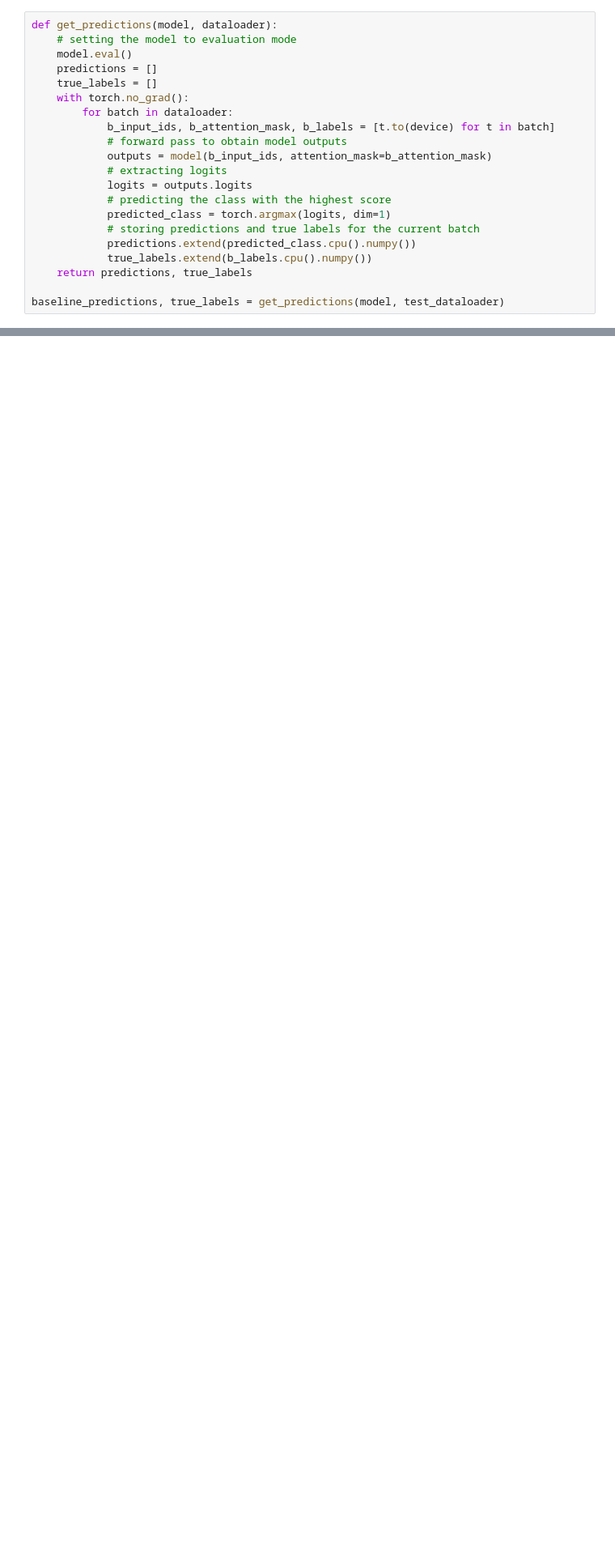
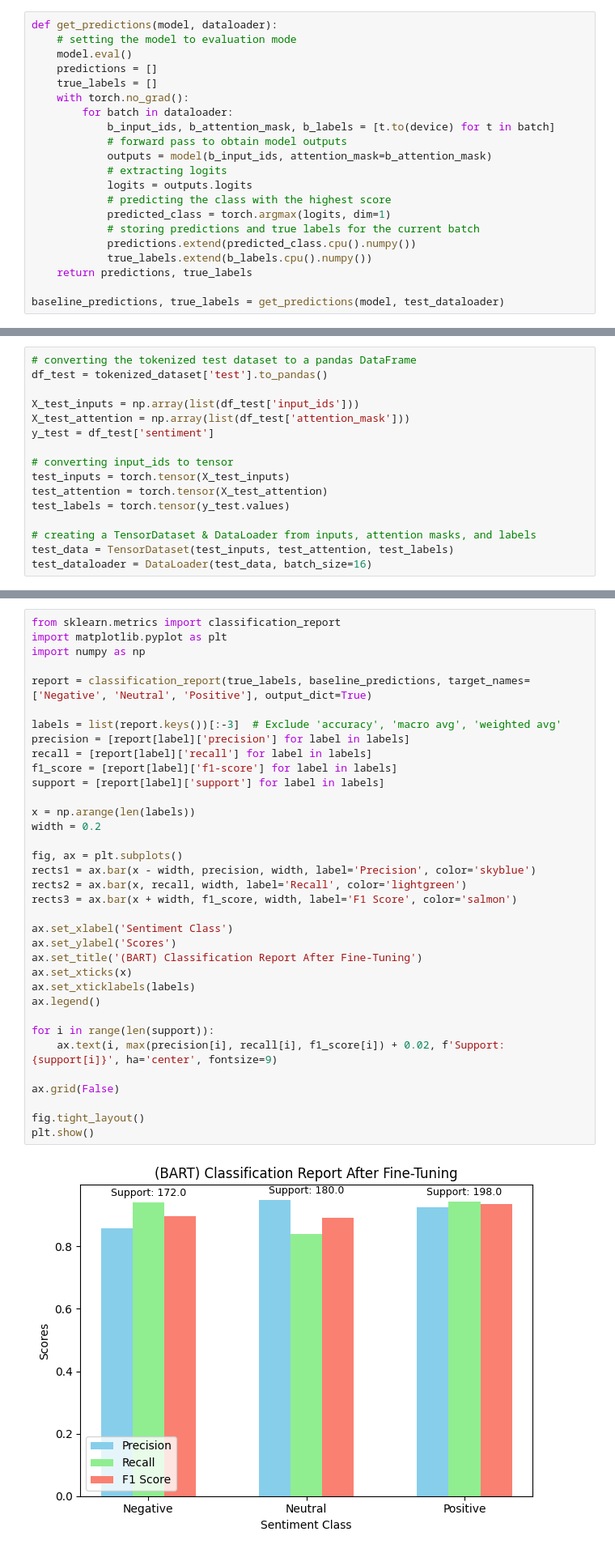
Before and after one commit to soham-b-github/mevitsa, a Jupyter notebook: notebooks/expt/musait-expt-models-tsa.ipynb, the cells around one changed output, grey strips where cells are left out. Shown at 81% size. Saved outputs shown, nothing was run; the diff lists cells and outputs as text; blank space fills up the shorter version.

```diff
--- a/notebooks/expt/musait-expt-models-tsa.ipynb
+++ b/notebooks/expt/musait-expt-models-tsa.ipynb
@@ -387,0 +1019,16 @@ plt.show()
+# %%
+# converting the tokenized test dataset to a pandas DataFrame
+df_test = tokenized_dataset['test'].to_pandas()
+
+X_test_inputs = np.array(list(df_test['input_ids']))
+X_test_attention = np.array(list(df_test['attention_mask']))
+y_test = df_test['sentiment']
+
+# converting input_ids to tensor
+test_inputs = torch.tensor(X_test_inputs)
+test_attention = torch.tensor(X_test_attention)
+test_labels = torch.tensor(y_test.values)
+
+# creating a TensorDataset & DataLoader from inputs, attention masks, and labels
+test_data = TensorDataset(test_inputs, test_attention, test_labels)
+test_dataloader = DataLoader(test_data, batch_size=16)
@@ -388,3 +1058,40 @@ plt.show()
+# %%
+from sklearn.metrics import classification_report
+import matplotlib.pyplot as plt
+import numpy as np
+
+report = classification_report(true_labels, baseline_predictions, target_names=['Negative', 'Neutral', 'Positive'], output_dict=True)
+
+labels = list(report.keys())[:-3]  # Exclude 'accuracy', 'macro avg', 'weighted avg'
+precision = [report[label]['precision'] for label in labels]
+recall = [report[label]['recall'] for label in labels]
+f1_score = [report[label]['f1-score'] for label in labels]
+support = [report[label]['support'] for label in labels]
+
+x = np.arange(len(labels))
+width = 0.2
+
+fig, ax = plt.subplots()
+rects1 = ax.bar(x - width, precision, width, label='Precision', color='skyblue')
+rects2 = ax.bar(x, recall, width, label='Recall', color='lightgreen')
+rects3 = ax.bar(x + width, f1_score, width, label='F1 Score', color='salmon')
+
+ax.set_xlabel('Sentiment Class')
+ax.set_ylabel('Scores')
+ax.set_title('(BART) Classification Report After Fine-Tuning')
+ax.set_xticks(x)
+ax.set_xticklabels(labels)
+ax.legend()
+
+for i in range(len(support)):
+    ax.text(i, max(precision[i], recall[i], f1_score[i]) + 0.02, f'Support: {support[i]}', ha='center', fontsize=9)
+
+ax.grid(False)
+
+fig.tight_layout()
+plt.show()
+# %% [output]
+[figure, added]
 # %%
 print(report['accuracy'])
 # %% [output]
```
Also changed, not shown: parts of 81 cells of this notebook.
